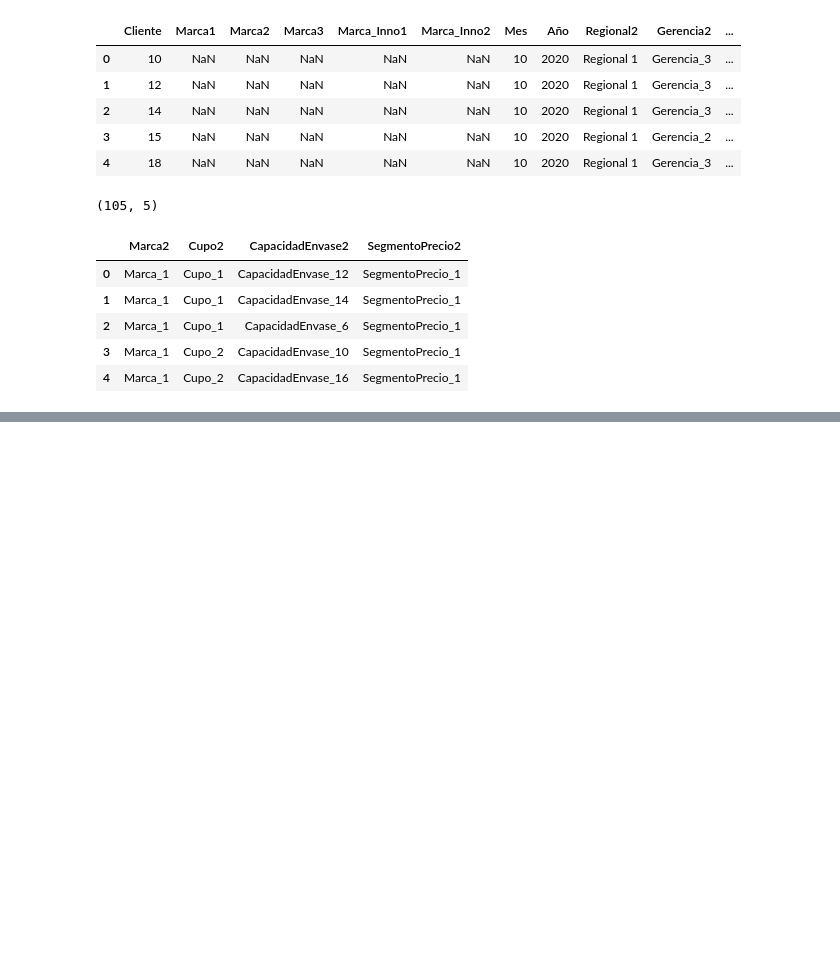
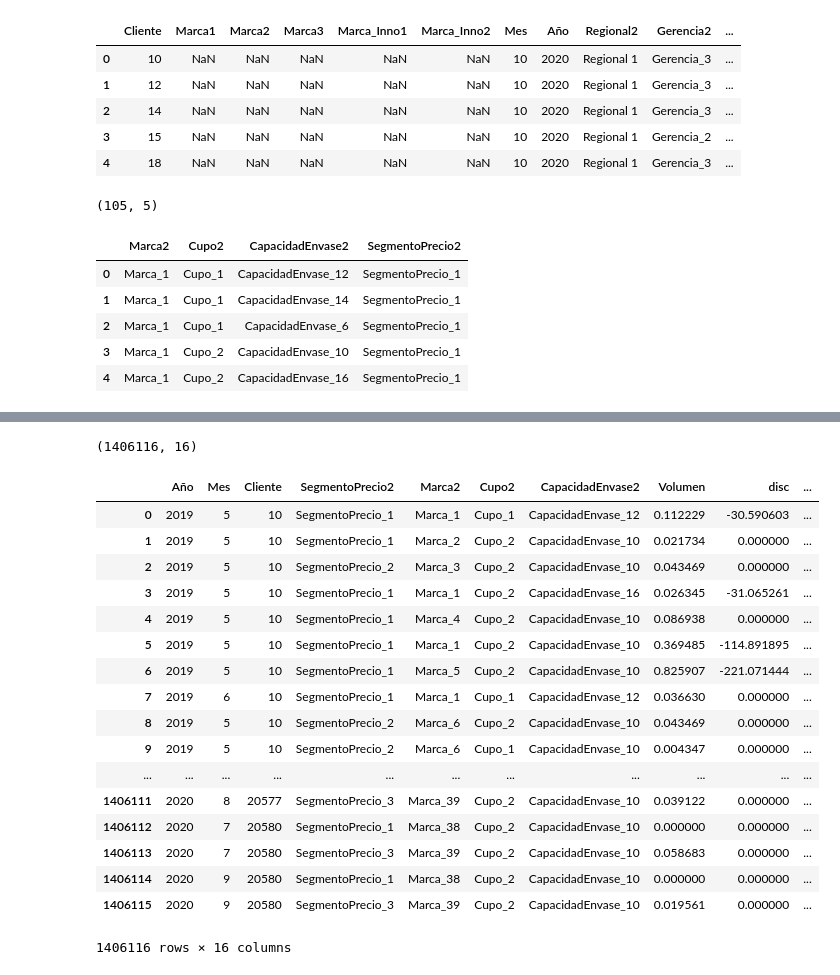
Before and after one commit to sebashc3712/Hackators_Bavaria, a Jupyter notebook: Brand_Expansion.ipynb, the cells around one changed output, grey strips where cells are left out. Drawn from its saved outputs; the diff is of its cells as text; code cells hidden in the pictures; blank space fills up the shorter version.

```diff
--- a/Brand_Expansion.ipynb
+++ b/Brand_Expansion.ipynb
@@ -101,4 +130,4 @@ products.head()
+# %%
+products_to_score['Llave']=products_to_score.Marca2+products_to_score.Cupo2+products_to_score.CapacidadEnvase
 # %%
-products['Llave']=Marca2+Cupo2+CapacidadEnvase2
-test['Llave']=Marca2+Cupo2+CapacidadEnvase2
-test=pd.merge(left=test,right=products[['Llave','SegmentoPrecio2']],how='left',on='Llave')
+train=pd.merge(left=train,right=products_to_score[['Llave','ID']],how='left',on='Llave')
@@ -106,0 +147,2 @@ NameError: name 'Marca2' is not defined
+# %%
+train['ID']=train.ID.fillna(0)
@@ -106,0 +158,27 @@ NameError: name 'Marca2' is not defined
+# %%
+train=train.drop('Llave',axis=1)
+# %%
+train.shape
+# %% [output]
+(1406116, 16)
+# %%
+train
+# %% [output]
+|  | Año | Mes | Cliente | SegmentoPrecio2 | Marca2 | Cupo2 | CapacidadEnvase2 | Volumen | disc | ... |
+| 0 | 2019 | 5 | 10 | SegmentoPrecio_1 | Marca_1 | Cupo_1 | CapacidadEnvase_12 | 0.112229 | -30.590603 | ... |
+| 1 | 2019 | 5 | 10 | SegmentoPrecio_1 | Marca_2 | Cupo_2 | CapacidadEnvase_10 | 0.021734 | 0.000000 | ... |
+| 2 | 2019 | 5 | 10 | SegmentoPrecio_2 | Marca_3 | Cupo_2 | CapacidadEnvase_10 | 0.043469 | 0.000000 | ... |
+| 3 | 2019 | 5 | 10 | SegmentoPrecio_1 | Marca_1 | Cupo_2 | CapacidadEnvase_16 | 0.026345 | -31.065261 | ... |
+| 4 | 2019 | 5 | 10 | SegmentoPrecio_1 | Marca_4 | Cupo_2 | CapacidadEnvase_10 | 0.086938 | 0.000000 | ... |
+| 5 | 2019 | 5 | 10 | SegmentoPrecio_1 | Marca_1 | Cupo_2 | CapacidadEnvase_10 | 0.369485 | -114.891895 | ... |
+| 6 | 2019 | 5 | 10 | SegmentoPrecio_1 | Marca_5 | Cupo_2 | CapacidadEnvase_10 | 0.825907 | -221.071444 | ... |
+| 7 | 2019 | 6 | 10 | SegmentoPrecio_1 | Marca_1 | Cupo_1 | CapacidadEnvase_12 | 0.036630 | 0.000000 | ... |
+| 8 | 2019 | 5 | 10 | SegmentoPrecio_2 | Marca_6 | Cupo_2 | CapacidadEnvase_10 | 0.043469 | 0.000000 | ... |
+| 9 | 2019 | 5 | 10 | SegmentoPrecio_2 | Marca_6 | Cupo_1 | CapacidadEnvase_10 | 0.004347 | 0.000000 | ... |
+| ... | ... | ... | ... | ... | ... | ... | ... | ... | ... | ... |
+| 1406111 | 2020 | 8 | 20577 | SegmentoPrecio_3 | Marca_39 | Cupo_2 | CapacidadEnvase_10 | 0.039122 | 0.000000 | ... |
+| 1406112 | 2020 | 7 | 20580 | SegmentoPrecio_1 | Marca_38 | Cupo_2 | CapacidadEnvase_10 | 0.000000 | 0.000000 | ... |
+| 1406113 | 2020 | 7 | 20580 | SegmentoPrecio_3 | Marca_39 | Cupo_2 | CapacidadEnvase_10 | 0.058683 | 0.000000 | ... |
+| 1406114 | 2020 | 9 | 20580 | SegmentoPrecio_1 | Marca_38 | Cupo_2 | CapacidadEnvase_10 | 0.000000 | 0.000000 | ... |
+| 1406115 | 2020 | 9 | 20580 | SegmentoPrecio_3 | Marca_39 | Cupo_2 | CapacidadEnvase_10 | 0.019561 | 0.000000 | ... |
+1406116 rows × 16 columns
```
Also changed, not shown: parts of 11 cells of this notebook, 1 other file.
